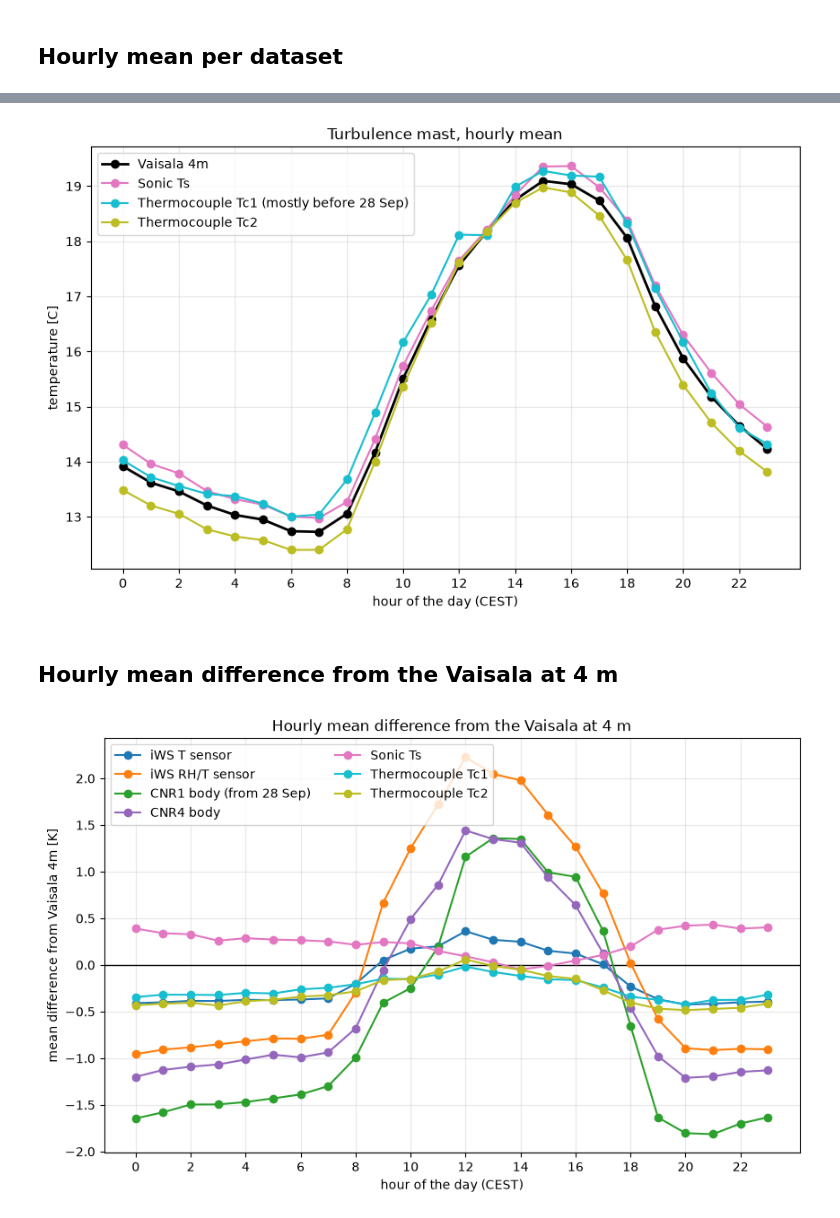
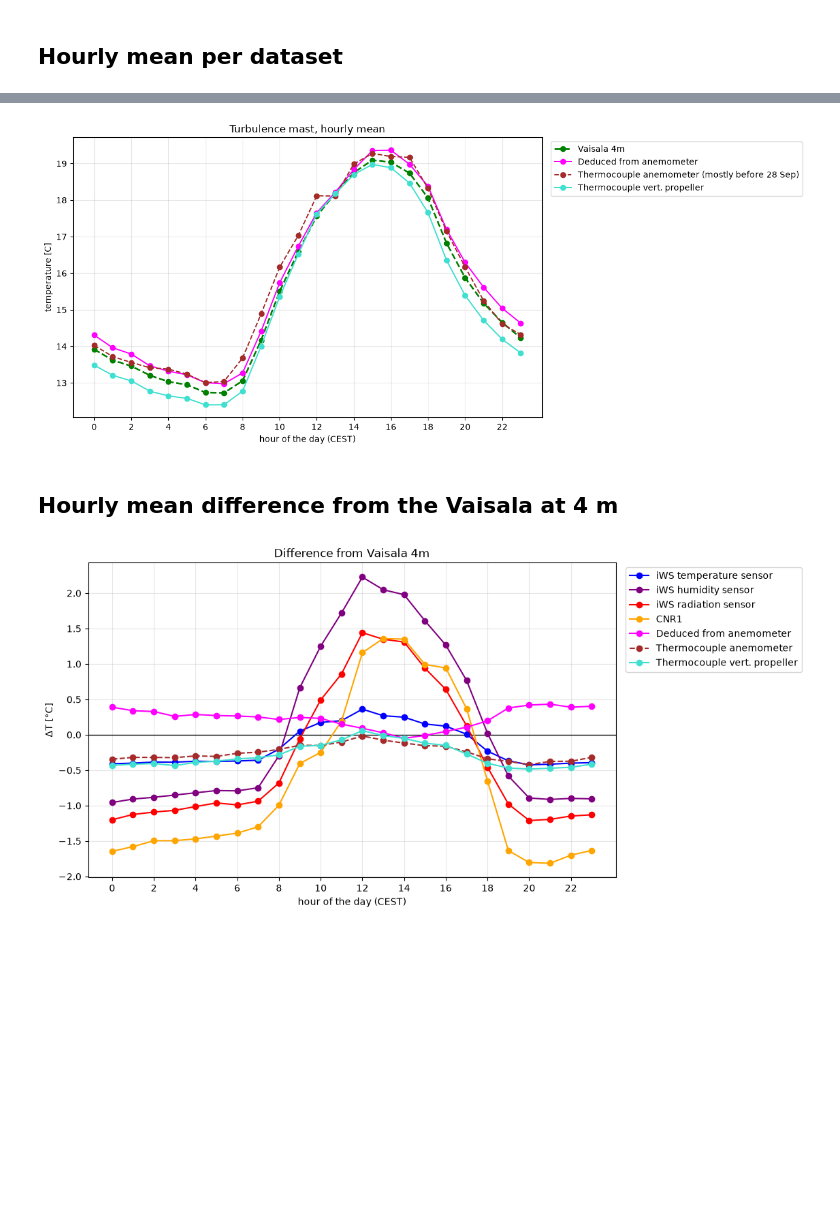
Before and after one commit to nashathur/MAIO-Tower-Project, a Jupyter notebook: notebooks/MAIO_Temp_HourlyMean.ipynb, the cells around one changed output, grey strips where cells are left out. Drawn from its saved outputs; the diff is of its cells as text; code cells hidden in the pictures; blank space fills up the shorter version.

```diff
--- a/notebooks/MAIO_Temp_HourlyMean.ipynb
+++ b/notebooks/MAIO_Temp_HourlyMean.ipynb
@@ -152,18 +152,18 @@ plt.show()
 # %%
 plt.figure(figsize=[10,6])
-plt.plot(hourly_vaisala_4m.index,hourly_vaisala_4m,c="black",marker="o",lw=2,label="Vaisala 4m")
-plt.plot(hourly_sonic.index,hourly_sonic,c="tab:pink",marker="o",label="Sonic Ts")
-plt.plot(hourly_tc1.index,hourly_tc1,c="tab:cyan",marker="o",label="Thermocouple Tc1 (mostly before 28 Sep)")
-plt.plot(hourly_tc2.index,hourly_tc2,c="tab:olive",marker="o",label="Thermocouple Tc2")
-plt.legend()
+plt.plot(hourly_vaisala_4m.index,hourly_vaisala_4m,c="green",ls="--",marker="o",lw=2,label="Vaisala 4m")
+plt.plot(hourly_sonic.index,hourly_sonic,c="magenta",marker="o",label="Deduced from anemometer")
+plt.plot(hourly_tc1.index,hourly_tc1,c="brown",ls="--",marker="o",label="Thermocouple anemometer (mostly before 28 Sep)")
+plt.plot(hourly_tc2.index,hourly_tc2,c="turquoise",marker="o",label="Thermocouple vert. propeller")
+plt.legend(loc="upper left",bbox_to_anchor=(1.01,1))
 plt.grid(alpha=0.3)
 plt.xticks(range(0,24,2))
 plt.xlabel("hour of the day (CEST)")
 plt.ylabel("temperature [C]")
 plt.title("Turbulence mast, hourly mean")
 plt.show()
 # %% [output]
-[figure, old version]
+[figure, new version]
 # %% [markdown]
 ## Hourly mean difference from the Vaisala at 4 m
 # %%
@@ -186,19 +186,19 @@ hourly_diff_tc2 = diff_tc2.groupby(diff_tc2.index.hour).mean()
 
 plt.figure(figsize=[10,6])
 plt.axhline(0,c="black",lw=1)
-plt.plot(hourly_diff_iws_t.index,hourly_diff_iws_t,c="tab:blue",marker="o",label="iWS T sensor")
-plt.plot(hourly_diff_iws_rht.index,hourly_diff_iws_rht,c="tab:orange",marker="o",label="iWS RH/T sensor")
-plt.plot(hourly_diff_cnr1.index,hourly_diff_cnr1,c="tab:green",marker="o",label="CNR1 body (from 28 Sep)")
-plt.plot(hourly_diff_cnr4.index,hourly_diff_cnr4,c="tab:purple",marker="o",label="CNR4 body")
-plt.plot(hourly_diff_sonic.index,hourly_diff_sonic,c="tab:pink",marker="o",label="Sonic Ts")
-plt.plot(hourly_diff_tc1.index,hourly_diff_tc1,c="tab:cyan",marker="o",label="Thermocouple Tc1")
-plt.plot(hourly_diff_tc2.index,hourly_diff_tc2,c="tab:olive",marker="o",label="Thermocouple Tc2")
-plt.legend(ncol=2)
+plt.plot(hourly_diff_iws_t.index,hourly_diff_iws_t,c="blue",marker="o",label="iWS temperature sensor")
+plt.plot(hourly_diff_iws_rht.index,hourly_diff_iws_rht,c="purple",marker="o",label="iWS humidity sensor")
+plt.plot(hourly_diff_cnr4.index,hourly_diff_cnr4,c="red",marker="o",label="iWS radiation sensor")
+plt.plot(hourly_diff_cnr1.index,hourly_diff_cnr1,c="orange",marker="o",label="CNR1")
+plt.plot(hourly_diff_sonic.index,hourly_diff_sonic,c="magenta",marker="o",label="Deduced from anemometer")
+plt.plot(hourly_diff_tc1.index,hourly_diff_tc1,c="brown",ls="--",marker="o",label="Thermocouple anemometer")
+plt.plot(hourly_diff_tc2.index,hourly_diff_tc2,c="turquoise",marker="o",label="Thermocouple vert. propeller")
+plt.legend(loc="upper left",bbox_to_anchor=(1.01,1))
 plt.grid(alpha=0.3)
 plt.xticks(range(0,24,2))
 plt.xlabel("hour of the day (CEST)")
-plt.ylabel("mean difference from Vaisala 4m [K]")
-plt.title("Hourly mean difference from the Vaisala at 4 m")
+plt.ylabel("ΔT [°C]")
+plt.title("Difference from Vaisala 4m")
 plt.show()
 # %% [output]
-[figure, old version]
+[figure, new version]
```
Also changed, not shown: parts of 3 cells of this notebook, 17 other files.
